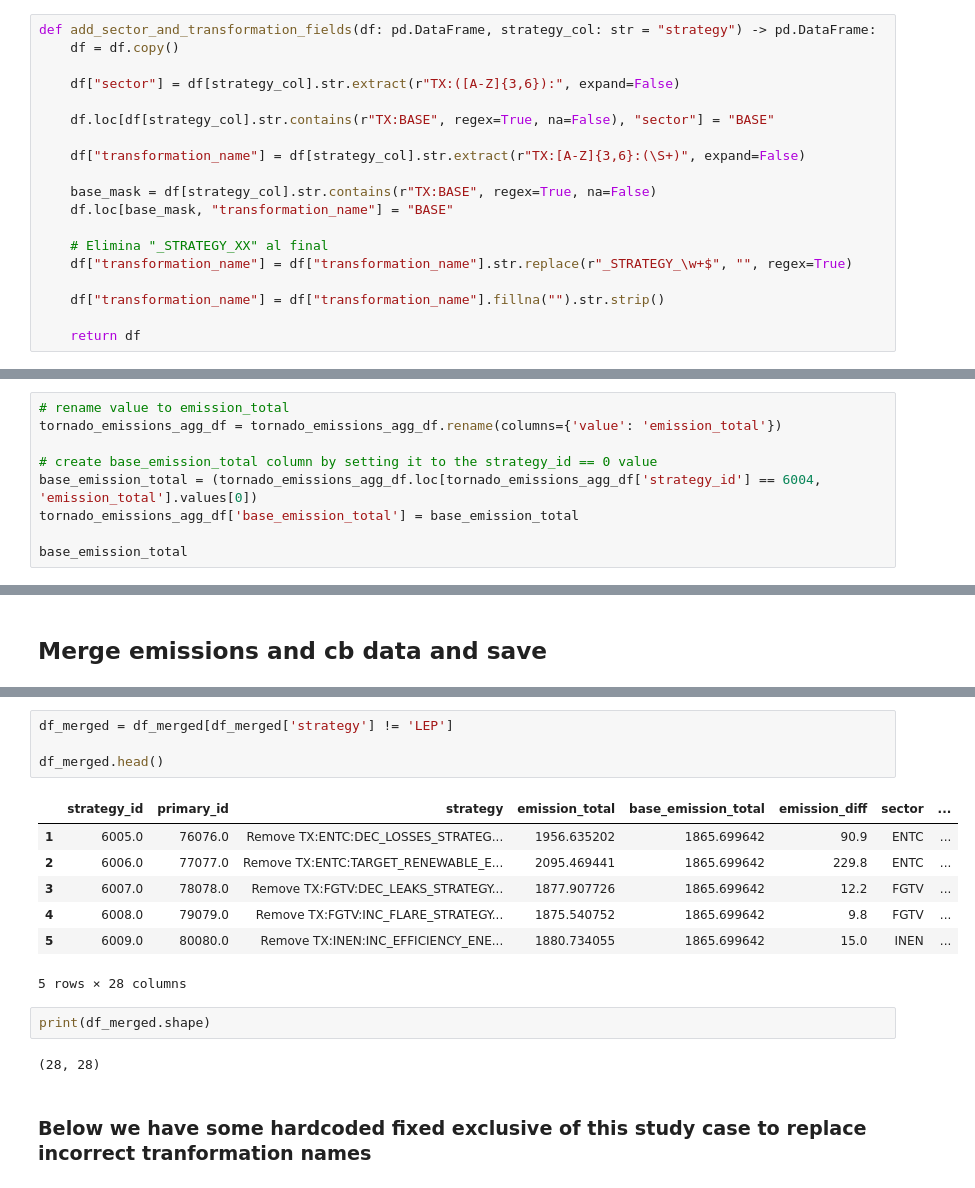
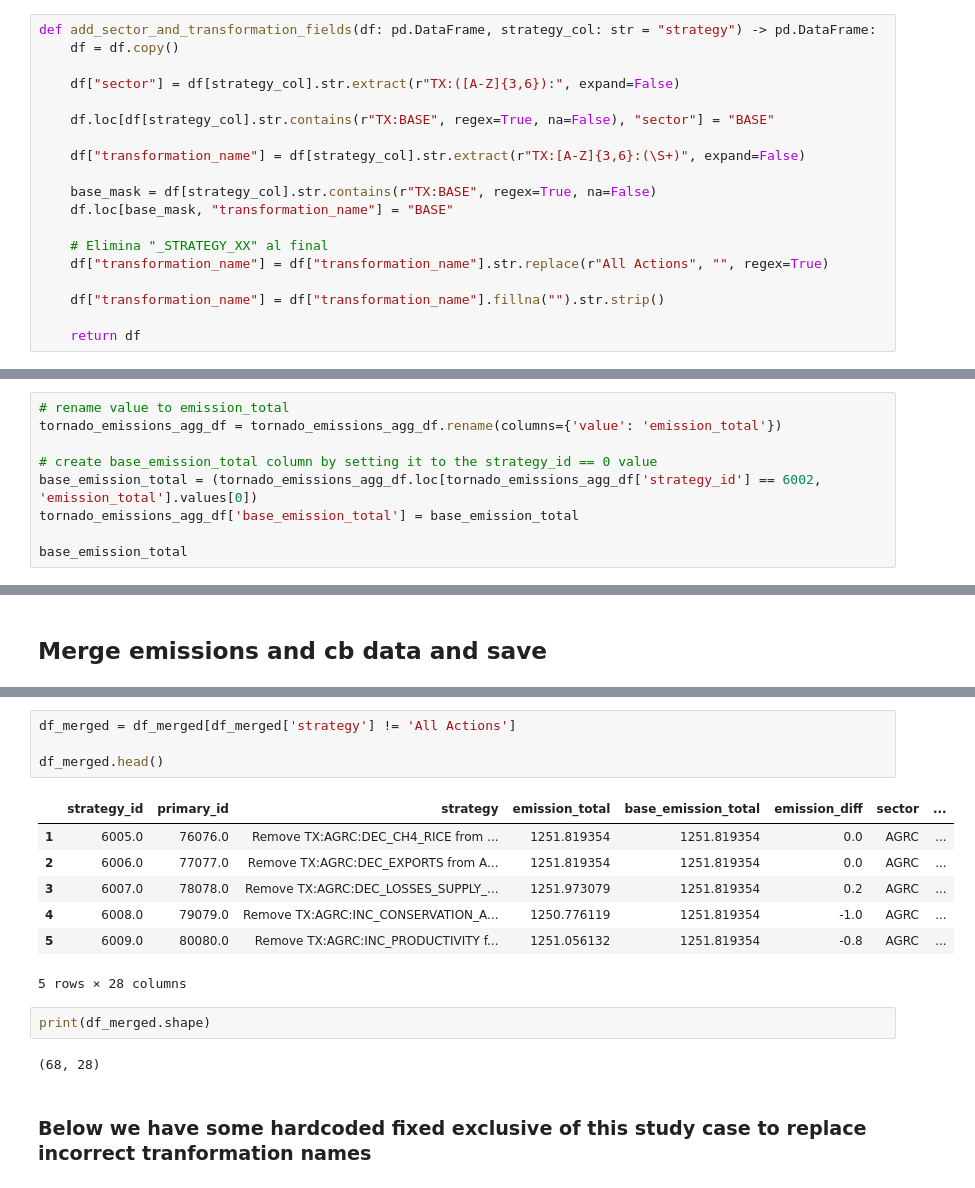
Before and after one commit to sisepuede-framework/ssp_libya, a Jupyter notebook: ssp_modeling/cost-benefits/tornado_plot/uganda_whirlpool.ipynb, the cells around one changed output, grey strips where cells are left out. Drawn from its saved outputs; the diff is of its cells as text.

Commit message:
update tornado & whirlpool runs

```diff
--- a/ssp_modeling/cost-benefits/tornado_plot/uganda_whirlpool.ipynb
+++ b/ssp_modeling/cost-benefits/tornado_plot/uganda_whirlpool.ipynb
@@ -24,7 +24,7 @@ def add_sector_and_transformation_fields(df: pd.DataFrame, strategy_col: str = "
     df.loc[base_mask, "transformation_name"] = "BASE"
 
     # Elimina "_STRATEGY_XX" al final
-    df["transformation_name"] = df["transformation_name"].str.replace(r"_STRATEGY_\w+$", "", regex=True)
+    df["transformation_name"] = df["transformation_name"].str.replace(r"All Actions", "", regex=True)
 
     df["transformation_name"] = df["transformation_name"].fillna("").str.strip()
 
@@ -180,7 +180,7 @@ print(tornado_emissions_agg_df.shape[0])
 tornado_emissions_agg_df = tornado_emissions_agg_df.rename(columns={'value': 'emission_total'})
 
 # create base_emission_total column by setting it to the strategy_id == 0 value
-base_emission_total = (tornado_emissions_agg_df.loc[tornado_emissions_agg_df['strategy_id'] == 6004, 'emission_total'].values[0])
+base_emission_total = (tornado_emissions_agg_df.loc[tornado_emissions_agg_df['strategy_id'] == 6002, 'emission_total'].values[0])
 tornado_emissions_agg_df['base_emission_total'] = base_emission_total
 
 base_emission_total
@@ -500,20 +513,20 @@ df_merged.head()
 5 rows × 28 columns
 # %%
-df_merged = df_merged[df_merged['strategy'] != 'LEP']
+df_merged = df_merged[df_merged['strategy'] != 'All Actions']
 
 df_merged.head()
 # %% [output]
 |  | strategy_id | primary_id | strategy | emission_total | base_emission_total | emission_diff | sector | ... |
-| 1 | 6005.0 | 76076.0 | Remove TX:ENTC:DEC_LOSSES_STRATEG... | 1956.635202 | 1865.699642 | 90.9 | ENTC | ... |
-| 2 | 6006.0 | 77077.0 | Remove TX:ENTC:TARGET_RENEWABLE_E... | 2095.469441 | 1865.699642 | 229.8 | ENTC | ... |
-| 3 | 6007.0 | 78078.0 | Remove TX:FGTV:DEC_LEAKS_STRATEGY... | 1877.907726 | 1865.699642 | 12.2 | FGTV | ... |
-| 4 | 6008.0 | 79079.0 | Remove TX:FGTV:INC_FLARE_STRATEGY... | 1875.540752 | 1865.699642 | 9.8 | FGTV | ... |
-| 5 | 6009.0 | 80080.0 | Remove TX:INEN:INC_EFFICIENCY_ENE... | 1880.734055 | 1865.699642 | 15.0 | INEN | ... |
+| 1 | 6005.0 | 76076.0 | Remove TX:AGRC:DEC_CH4_RICE from ... | 1251.819354 | 1251.819354 | 0.0 | AGRC | ... |
+| 2 | 6006.0 | 77077.0 | Remove TX:AGRC:DEC_EXPORTS from A... | 1251.819354 | 1251.819354 | 0.0 | AGRC | ... |
+| 3 | 6007.0 | 78078.0 | Remove TX:AGRC:DEC_LOSSES_SUPPLY_... | 1251.973079 | 1251.819354 | 0.2 | AGRC | ... |
+| 4 | 6008.0 | 79079.0 | Remove TX:AGRC:INC_CONSERVATION_A... | 1250.776119 | 1251.819354 | -1.0 | AGRC | ... |
+| 5 | 6009.0 | 80080.0 | Remove TX:AGRC:INC_PRODUCTIVITY f... | 1251.056132 | 1251.819354 | -0.8 | AGRC | ... |
 5 rows × 28 columns
 # %%
 print(df_merged.shape)
 # %% [output]
-(28, 28)
+(68, 28)
 # %% [markdown]
 ### Below we have some hardcoded fixed exclusive of this study case to replace incorrect tranformation names
 # %%
```
Also changed, not shown: parts of 40 cells of this notebook, 52 other files.
